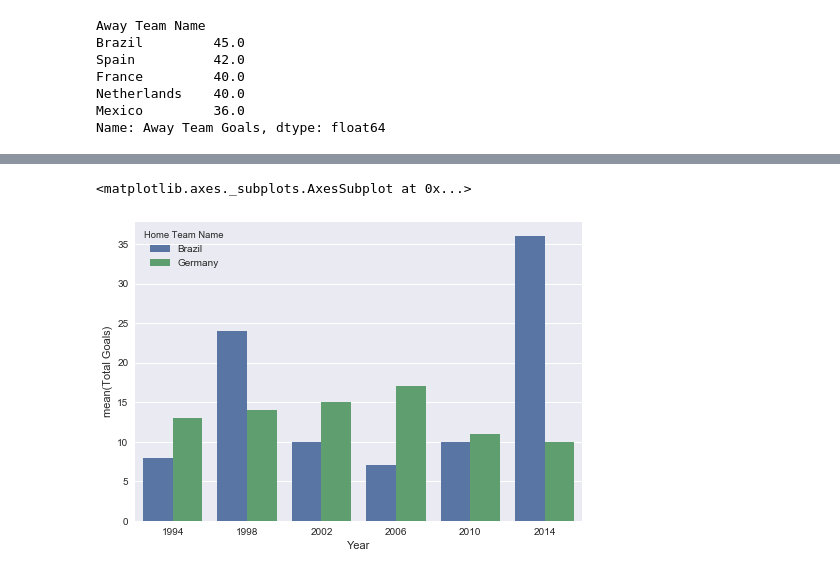
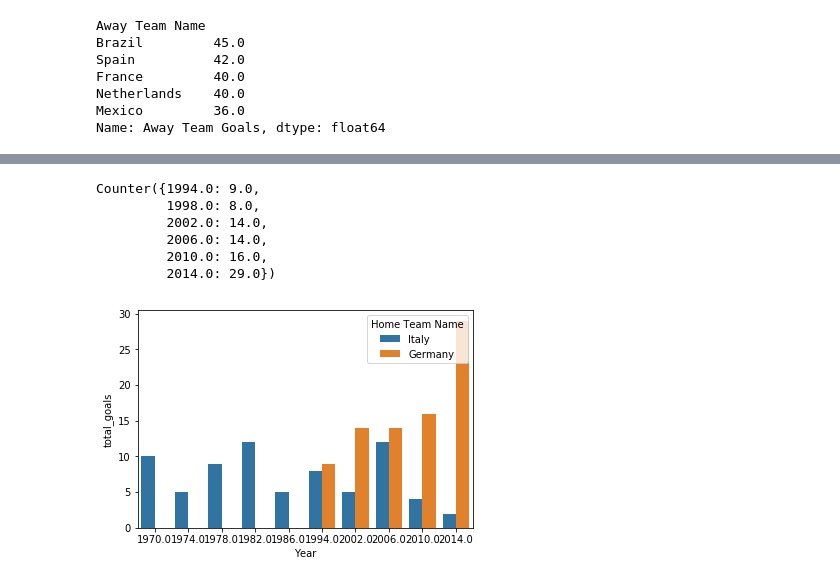
Before and after one commit to timwangmusic/Kaggle, a Jupyter notebook: world_cup_dataset.ipynb, the cells around one changed output, grey strips where cells are left out. Saved outputs shown, nothing was run; the diff lists cells and outputs as text; code cells hidden in the pictures.

```diff
--- a/world_cup_dataset.ipynb
+++ b/world_cup_dataset.ipynb
@@ -133,2 +142,0 @@ france_subdf.plot.bar(x='Year', y='Home Team Goals')
-# %%
-df = df.set_index(df['Datetime'])
@@ -186,5 +145,32 @@ import seaborn as sns
-# %%
-sns.barplot(x='Year', y='Total Goals', hue='Home Team Name', data=brazil_germany_goals)
-# %% [output]
-<matplotlib.axes._subplots.AxesSubplot at 0x...>
-[figure, removed]
+# %%
+def compare_goals_by_country(df, country_a, country_b, start_year=1900, end_year=2200):
+    # limit years range
+    years = df.index.year.isin(range(start_year, end_year))
+    df = df.loc[years]
+
+    # group by both year and national team name as home team and sum up all home goals
+    subdf_home = df.groupby(['Year', 'Home Team Name']).sum().reset_index()
+
+    # group by both year and national team name as away team and sum up all away goals
+    subdf_away = df.groupby(['Year', 'Away Team Name']).sum().reset_index()
+
+    # join on 'Year'
+    combined = subdf_home.set_index('Year').join(subdf_away.set_index('Year'),
+                                                lsuffix='_caller',
+                                                 rsuffix='_other',
+                                                )
+
+    # filter out cross-country data
+    sub_combined = combined[combined['Home Team Name'] == combined['Away Team Name']]
+
+    # create total goals column
+    # ref: https://stackoverflow.com/questions/12555323/adding-new-column-to-existing-dataframe-in-python-pandas
+    sub_combined = sub_combined.assign(total_goals=sub_combined['Home Team Goals_caller']
+                                       + sub_combined['Away Team Goals_other'])
+
+    # final filtering of country_a and country_b
+    final_df = sub_combined[((sub_combined['Home Team Name']==country_a)|
+                     (sub_combined['Home Team Name']==country_b))].reset_index()
+
+    # create bar plot
+    sns.barplot(x='Year', y='total_goals', hue='Home Team Name', data=final_df)
@@ -190,0 +199,14 @@ sns.barplot(x='Year', y='Total Goals', hue='Home Team Name', data=brazil_germany
+# %%
+r_a,r_b = compute_goals_by_country(df, 'Brazil', 'Germany', start_year=1990)
+r_b
+# %% [output]
+Counter({1994.0: 9.0,
+         1998.0: 8.0,
+         2002.0: 14.0,
+         2006.0: 14.0,
+         2010.0: 16.0,
+         2014.0: 29.0})
+# %%
+compare_goals_by_country(df, 'Italy', 'Germany', start_year=1970)
+# %% [output]
+[figure, added]
```
Also changed, not shown: parts of 45 cells of this notebook.
